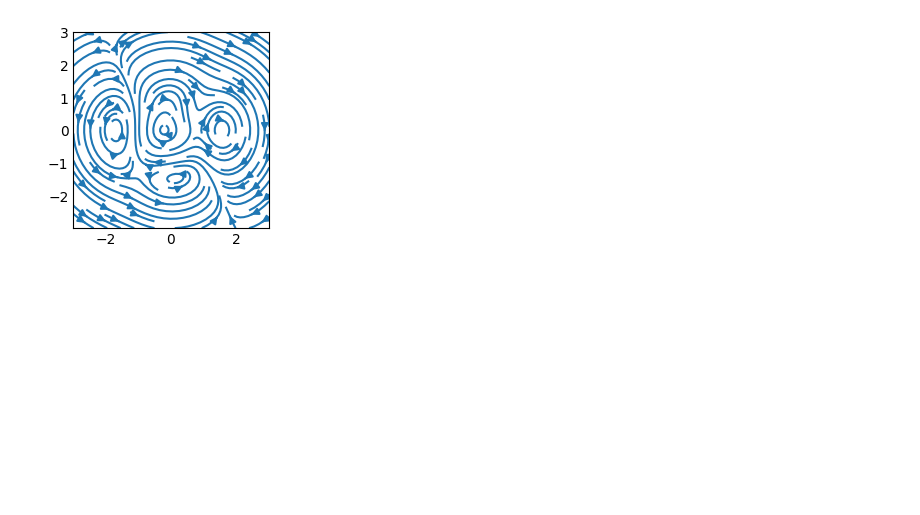
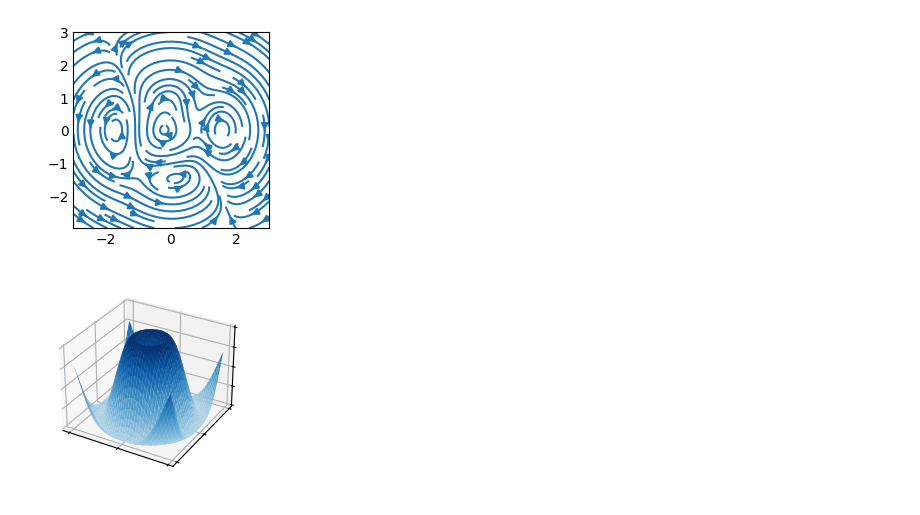
Before and after one commit to fuady19/mainpiton, a Jupyter notebook: main.ipynb, the cells around one changed output. Cells and saved outputs as stored; diff of their text form; code cells hidden in the pictures; blank space fills up the shorter version.

```diff
--- a/main.ipynb
+++ b/main.ipynb
@@ -28,3 +28,29 @@ ax.streamplot(X[1:, 1:], Y[1:, 1:], U, V)
 plt.show()
 # %% [output]
 [figure]
+# %%
+import matplotlib.pyplot as plt
+import numpy as np
+
+from matplotlib import cm
+
+plt.style.use('_mpl-gallery')
+
+# Make data
+X = np.arange(-5, 5, 0.25)
+Y = np.arange(-5, 5, 0.25)
+X, Y = np.meshgrid(X, Y)
+R = np.sqrt(X**2 + Y**2)
+Z = np.sin(R)
+
+# Plot the surface
+fig, ax = plt.subplots(subplot_kw={"projection": "3d"})
+ax.plot_surface(X, Y, Z, vmin=Z.min() * 2, cmap=cm.Blues)
+
+ax.set(xticklabels=[],
+       yticklabels=[],
+       zticklabels=[])
+
+plt.show()
+# %% [output]
+[figure, added]
```
